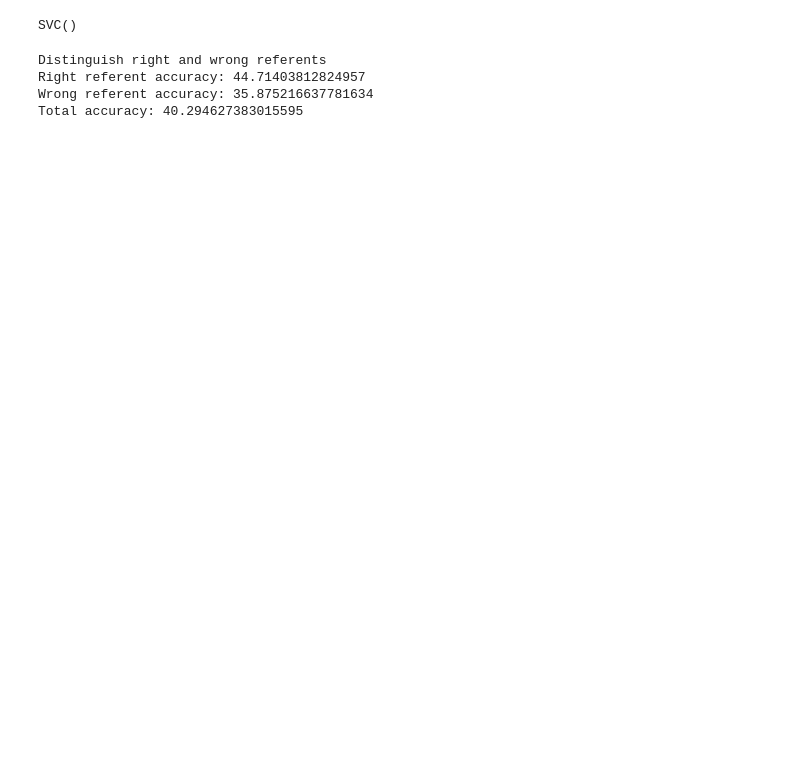
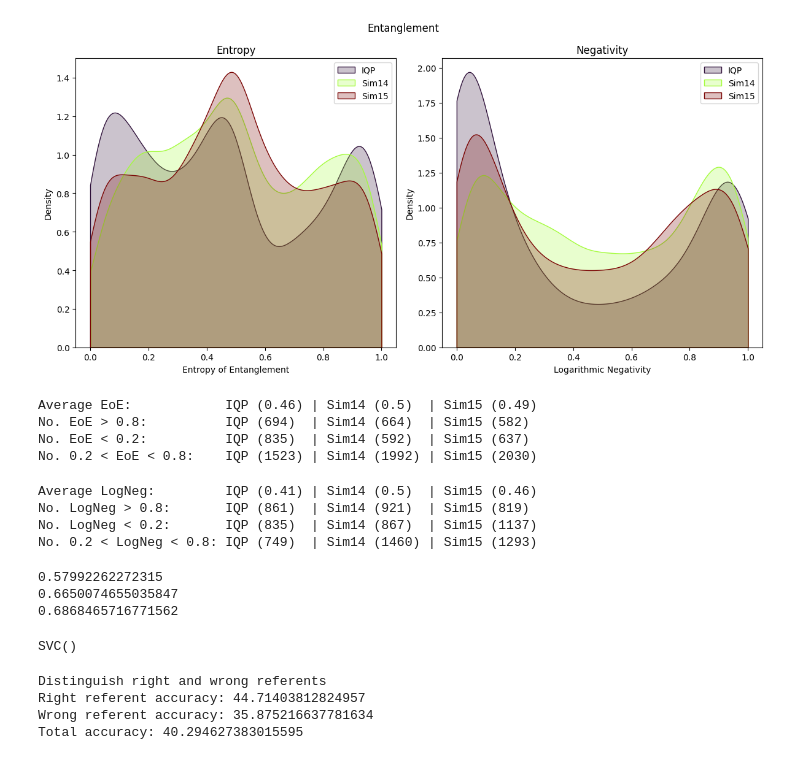
Before and after one commit to TilenLS/qnlp, a Jupyter notebook: main.ipynb, the cells around one changed output. Saved outputs shown, nothing was run; the diff lists cells and outputs as text; code cells hidden in the pictures; blank space fills up the shorter version.

```diff
--- a/main.ipynb
+++ b/main.ipynb
@@ -45,16 +13,0 @@ conv_arr = lambda arr: abs(np.array([ele for ele in arr]))
-# %%
-model_path = {'d_ref': 'runs/disjoint_ref_130E/best_model.lt',
-              'd_nref': 'runs/disjoint_noref_140E/best_model.lt',
-              's_ref': 'runs/spider_ref_200E/best_model.lt',
-              's_nref': 'runs/spider_noref_50E/best_model.lt'}
-
-diagram_path = {'rref': 'dataset/diagrams/diags_right_ref.pkl',
-                'wref': 'dataset/diagrams/diags_wrong_ref.pkl',
-                'nref': 'dataset/diagrams/diags_no_ref.pkl'}
-
-data_path = {'d_rref': 'dataset/new_data_pkl/open-wire_right_ref.pkl',
-             'd_wref': 'dataset/new_data_pkl/open-wire_wrong_ref.pkl',
-             'd_nref': 'dataset/new_data_pkl/open-write_no_ref.pkl',
-             's_rref': 'dataset/new_data_pkl/spider_right_ref.pkl',
-             's_wref': 'dataset/new_data_pkl/spider_wrong_ref.pkl',
-             's_nref': 'dataset/new_data_pkl/spider_no_ref.pkl',}
@@ -84,3 +65,63 @@ s_nref.load_data(data_path['s_nref'])
+# %%
+fig = plt.figure(figsize=(12,6))
+
+ax = fig.add_subplot(1,2,1)
+plot_dist(ax, [iqp.data['Entropy'], sim14.data['Entropy'], sim15.data['Entropy']], ['IQP', 'Sim14', 'Sim15'], "Entropy")
+ax.set_xlabel('Entropy of Entanglement')
+
+ax = fig.add_subplot(1,2,2)
+plot_dist(ax, [iqp.data['LogNeg'], sim14.data['LogNeg'], sim15.data['LogNeg']], ['IQP', 'Sim14', 'Sim15'], "Negativity")
+ax.set_xlabel('Logarithmic Negativity')
+
+fig.suptitle("Entanglement")
+fig.tight_layout()
+#fig.savefig("figures/new_figs/cnxt")
+# %% [output]
+[figure, added]
+# %%
+print(f"Average EoE:\t\tIQP ({round(np.mean(iqp.data['Entropy']), 2)})", end=' | ')
+print(f"Sim14 ({round(np.mean(sim14.data['Entropy']), 2)})", end='  | ')
+print(f"Sim15 ({round(np.mean(sim15.data['Entropy']), 2)})")
+print(f"No. EoE > 0.8:\t\tIQP ({len(iqp.data['Entropy'][iqp.data['Entropy'] > 0.8])})", end='  | ')
+print(f"Sim14 ({len(sim14.data['Entropy'][sim14.data['Entropy'] > 0.8])})", end='  | ')
+print(f"Sim15 ({len(sim15.data['Entropy'][sim15.data['Entropy'] > 0.8])})")
+print(f"No. EoE < 0.2:\t\tIQP ({len(iqp.data['Entropy'][iqp.data['Entropy'] < 0.2])})", end='  | ')
+print(f"Sim14 ({len(sim14.data['Entropy'][sim14.data['Entropy'] < 0.2])})", end='  | ')
+print(f"Sim15 ({len(sim15.data['Entropy'][sim15.data['Entropy'] < 0.2])})")
+print(f"No. 0.2 < EoE < 0.8:\tIQP ({len(iqp.data['Entropy'][(iqp.data['Entropy'] < 0.8) & (iqp.data['Entropy'] > 0.2)])})", end=' | ')
+print(f"Sim14 ({len(sim14.data['Entropy'][(sim14.data['Entropy'] < 0.8) & (sim14.data['Entropy'] > 0.2)])})", end=' | ')
+print(f"Sim15 ({len(sim15.data['Entropy'][(sim15.data['Entropy'] < 0.8) & (sim15.data['Entropy'] > 0.2)])})")
+# %% [output]
+Average EoE:            IQP (0.46) | Sim14 (0.5)  | Sim15 (0.49)
+No. EoE > 0.8:          IQP (694)  | Sim14 (664)  | Sim15 (582)
+No. EoE < 0.2:          IQP (835)  | Sim14 (592)  | Sim15 (637)
+No. 0.2 < EoE < 0.8:    IQP (1523) | Sim14 (1992) | Sim15 (2030)
+# %%
+print(f"Average LogNeg:\t\tIQP ({round(np.mean(iqp.data['LogNeg']), 2)})", end=' | ')
+print(f"Sim14 ({round(np.mean(sim14.data['LogNeg']), 2)})", end='  | ')
+print(f"Sim15 ({round(np.mean(sim15.data['LogNeg']), 2)})")
+print(f"No. LogNeg > 0.8:\tIQP ({len(iqp.data['LogNeg'][iqp.data['LogNeg'] > 0.8])})", end='  | ')
+print(f"Sim14 ({len(sim14.data['LogNeg'][sim14.data['LogNeg'] > 0.8])})", end='  | ')
+print(f"Sim15 ({len(sim15.data['LogNeg'][sim15.data['LogNeg'] > 0.8])})")
+print(f"No. LogNeg < 0.2:\tIQP ({len(iqp.data['Entropy'][iqp.data['Entropy'] < 0.2])})", end='  | ')
+print(f"Sim14 ({len(sim14.data['LogNeg'][sim14.data['LogNeg'] < 0.2])})", end='  | ')
+print(f"Sim15 ({len(sim15.data['LogNeg'][sim15.data['LogNeg'] < 0.2])})")
+print(f"No. 0.2 < LogNeg < 0.8: IQP ({len(iqp.data['LogNeg'][(iqp.data['LogNeg'] < 0.8) & (iqp.data['LogNeg'] > 0.2)])})", end='  | ')
+print(f"Sim14 ({len(sim14.data['LogNeg'][(sim14.data['LogNeg'] < 0.8) & (sim14.data['LogNeg'] > 0.2)])})", end=' | ')
+print(f"Sim15 ({len(sim15.data['LogNeg'][(sim15.data['LogNeg'] < 0.8) & (sim15.data['LogNeg'] > 0.2)])})")
+# %% [output]
+Average LogNeg:         IQP (0.41) | Sim14 (0.5)  | Sim15 (0.46)
+No. LogNeg > 0.8:       IQP (861)  | Sim14 (921)  | Sim15 (819)
+No. LogNeg < 0.2:       IQP (835)  | Sim14 (867)  | Sim15 (1137)
+No. 0.2 < LogNeg < 0.8: IQP (749)  | Sim14 (1460) | Sim15 (1293)
+# %%
+print(np.mean(iqp.data['Entropy'][iqp.data['CF'] > 0]))
+print(np.mean(sim14.data['Entropy'][sim14.data['CF'] > 0]))
+print(np.mean(sim15.data['Entropy'][sim15.data['CF'] > 0]))
+# %% [output]
+0.57992262272315
+0.6650074655035847
+0.6868465716771562
 # %%
 from sklearn import svm
 data_r, data_w = get_sim([ow_rref.data.sample(frac=1), ow_wref.data.sample(frac=1)])
```
Also changed, not shown: parts of 9 cells of this notebook, 32 other files.
